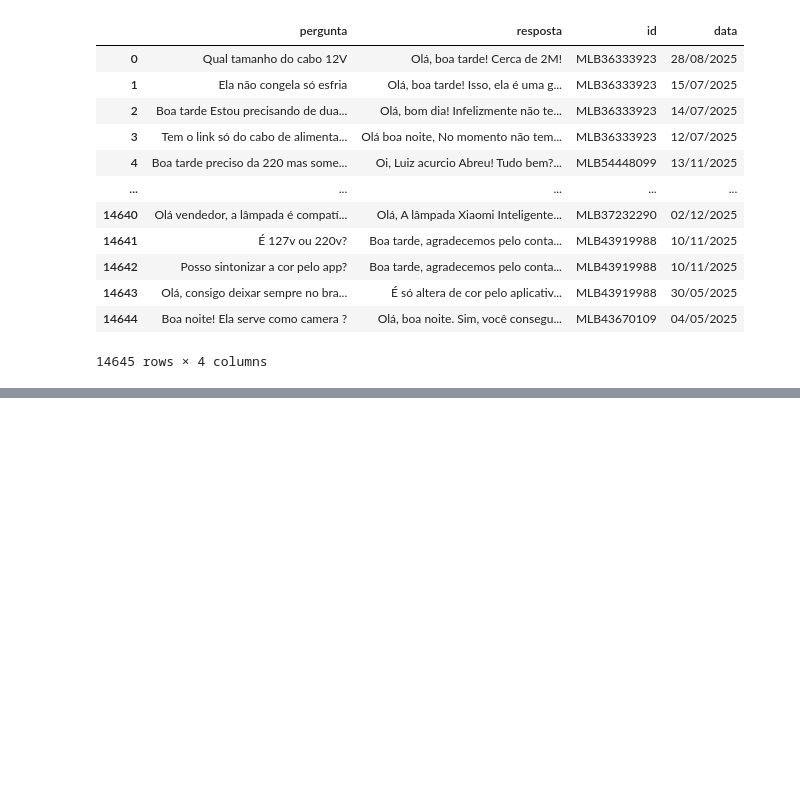
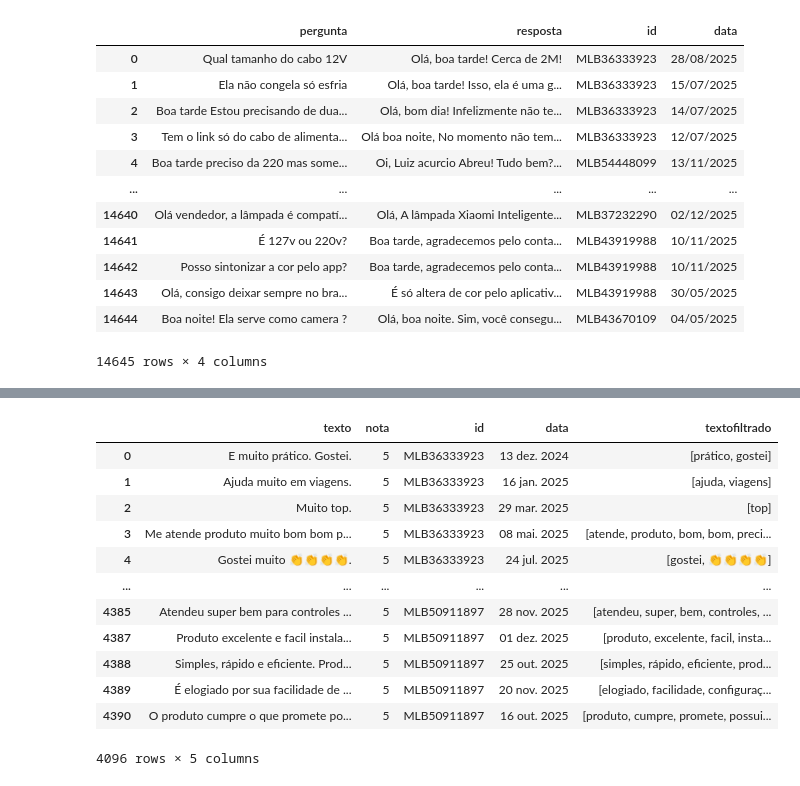
Before and after one commit to JBradachi/tp-nlp, a Jupyter notebook: trabalhoNLP_2.ipynb, the cells around one changed output, grey strips where cells are left out. Saved outputs shown, nothing was run; the diff lists cells and outputs as text; code cells hidden in the pictures; blank space fills up the shorter version.

```diff
--- a/trabalhoNLP_2.ipynb
+++ b/trabalhoNLP_2.ipynb
@@ -282,3 +308,21 @@ def removerstopwords(texto):
+# %%
+# chamando função
+smartObjectsReviews['textofiltrado'] = smartObjectsReviews['texto'].apply(removerstopwords)
+smartObjectsReviews
+# %% [output]
+|  | texto | nota | id | data | textofiltrado |
+| 0 | E muito prático. Gostei. | 5 | MLB36333923 | 13 dez. 2024 | [prático, gostei] |
+| 1 | Ajuda muito em viagens. | 5 | MLB36333923 | 16 jan. 2025 | [ajuda, viagens] |
+| 2 | Muito top. | 5 | MLB36333923 | 29 mar. 2025 | [top] |
+| 3 | Me atende produto muito bom bom p... | 5 | MLB36333923 | 08 mai. 2025 | [atende, produto, bom, bom, preci... |
+| 4 | Gostei muito 👏👏👏👏. | 5 | MLB36333923 | 24 jul. 2025 | [gostei, 👏👏👏👏] |
+| ... | ... | ... | ... | ... | ... |
+| 4385 | Atendeu super bem para controles ... | 5 | MLB50911897 | 28 nov. 2025 | [atendeu, super, bem, controles, ... |
+| 4387 | Produto excelente e facil instala... | 5 | MLB50911897 | 01 dez. 2025 | [produto, excelente, facil, insta... |
+| 4388 | Simples, rápido e eficiente. Prod... | 5 | MLB50911897 | 25 out. 2025 | [simples, rápido, eficiente, prod... |
+| 4389 | É elogiado por sua facilidade de ... | 5 | MLB50911897 | 20 nov. 2025 | [elogiado, facilidade, configuraç... |
+| 4390 | O produto cumpre o que promete po... | 5 | MLB50911897 | 16 out. 2025 | [produto, cumpre, promete, possui... |
+4096 rows × 5 columns
 # %%
 # import para gerar a nuvem de palavras
 
```
Also changed, not shown: parts of 25 cells of this notebook, 12 other files.
